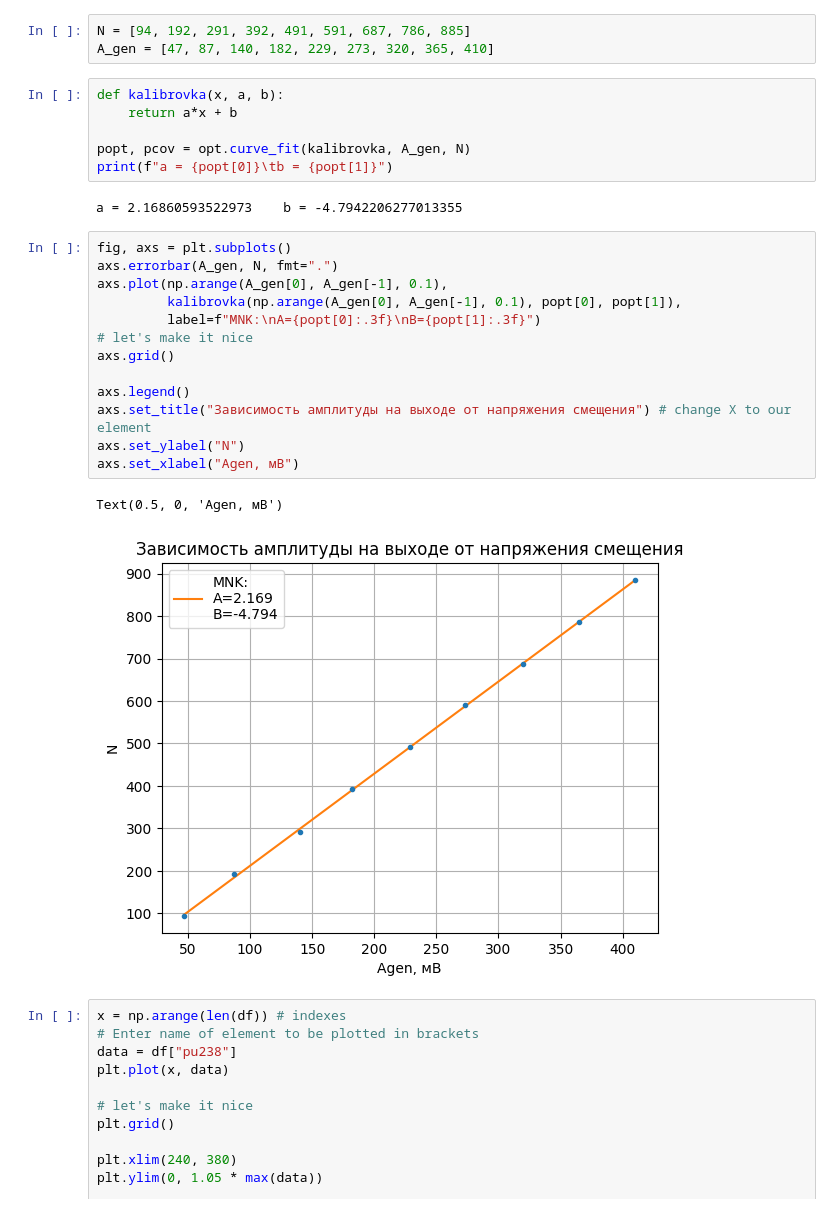
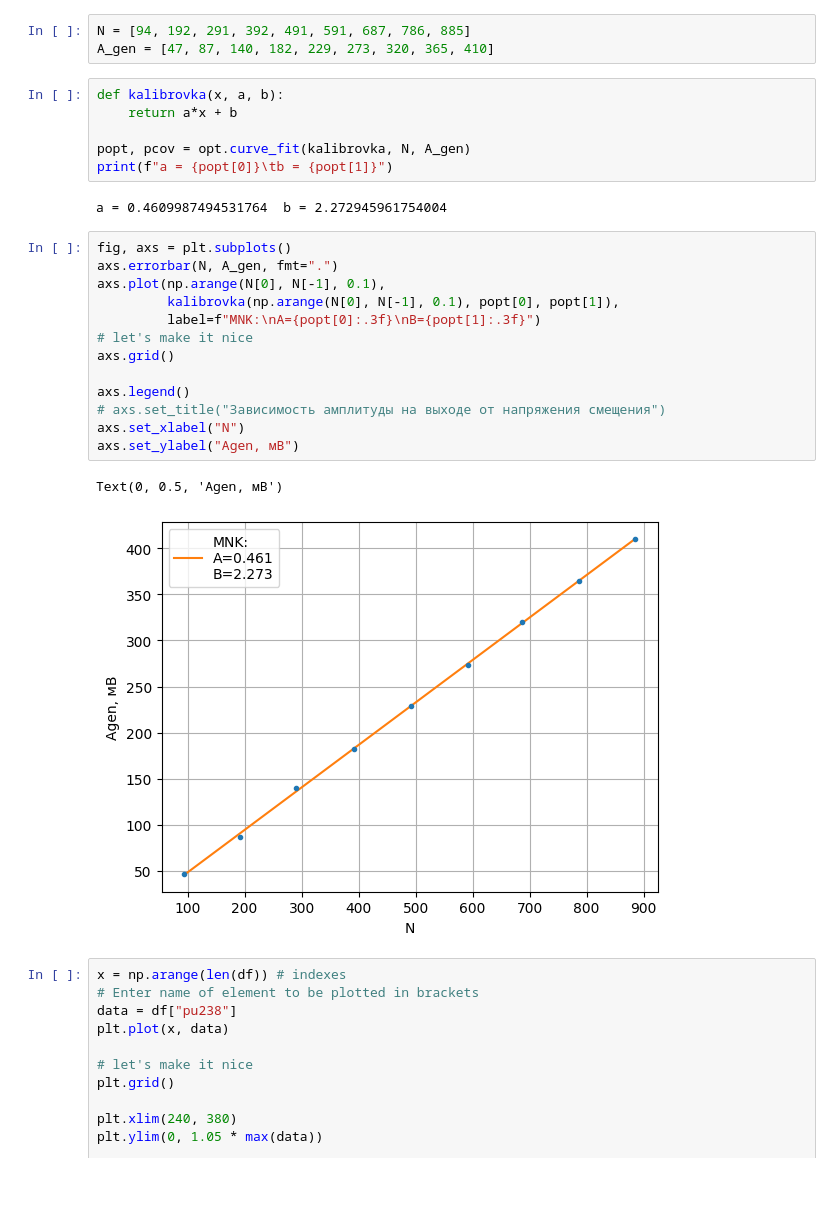
Before and after one commit to NikiTesla/nucl_prak, a Jupyter notebook: semiconductor.ipynb, the cells around one changed output. Drawn from its saved outputs; the diff is of its cells as text; blank space fills up the shorter version.

```diff
--- a/semiconductor.ipynb
+++ b/semiconductor.ipynb
@@ -59,26 +59,26 @@ A_gen = [47, 87, 140, 182, 229, 273, 320, 365, 410]
 def kalibrovka(x, a, b):
     return a*x + b
 
-popt, pcov = opt.curve_fit(kalibrovka, A_gen, N)
+popt, pcov = opt.curve_fit(kalibrovka, N, A_gen)
 print(f"a = {popt[0]}\tb = {popt[1]}")
 # %% [output]
-a = 2.16860593522973    b = -4.7942206277013355
+a = 0.4609987494531764  b = 2.272945961754004
 # %%
 fig, axs = plt.subplots()
-axs.errorbar(A_gen, N, fmt=".")
-axs.plot(np.arange(A_gen[0], A_gen[-1], 0.1),
-         kalibrovka(np.arange(A_gen[0], A_gen[-1], 0.1), popt[0], popt[1]),
+axs.errorbar(N, A_gen, fmt=".")
+axs.plot(np.arange(N[0], N[-1], 0.1),
+         kalibrovka(np.arange(N[0], N[-1], 0.1), popt[0], popt[1]),
          label=f"MNK:\nA={popt[0]:.3f}\nB={popt[1]:.3f}")
 # let's make it nice
 axs.grid()
 
 axs.legend()
-axs.set_title("Зависимость амплитуды на выходе от напряжения смещения") # change X to our element
-axs.set_ylabel("N")
-axs.set_xlabel("Agen, мВ")
+# axs.set_title("Зависимость амплитуды на выходе от напряжения смещения")
+axs.set_xlabel("N")
+axs.set_ylabel("Agen, мВ")
 # %% [output]
-Text(0.5, 0, 'Agen, мВ')
+Text(0, 0.5, 'Agen, мВ')
-[figure, old version]
+[figure, new version]
 # %%
 x = np.arange(len(df)) # indexes
 # Enter name of element to be plotted in brackets
```
Also changed, not shown: parts of 5 cells of this notebook, 25 other files.
